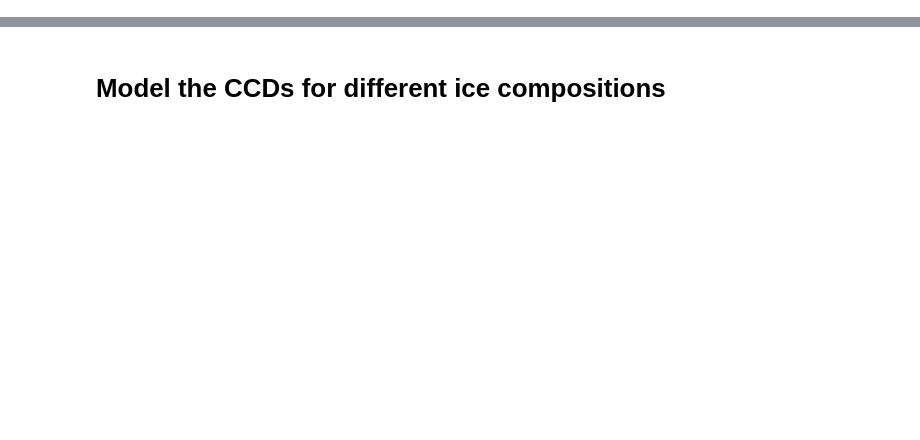
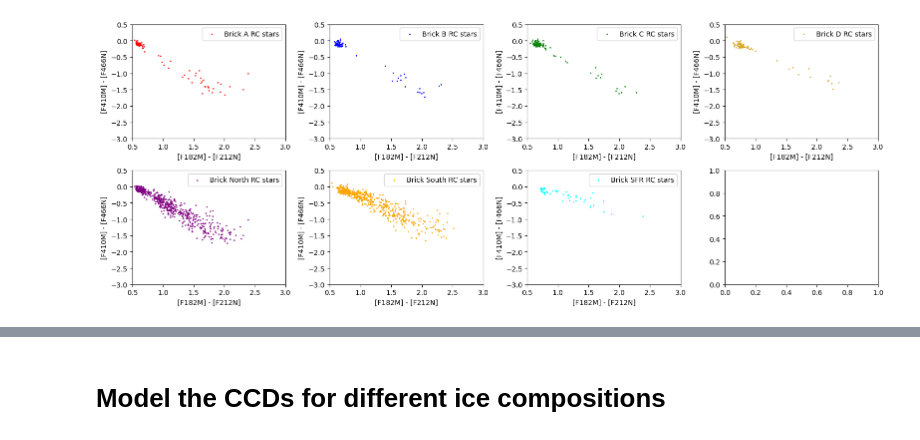
Before and after one commit to SpacialTree/dustridge-cd, a Jupyter notebook: notebooks/icemodel_analysis.ipynb, the cells around one changed output, grey strips where cells are left out. Drawn from its saved outputs; the diff is of its cells as text; code cells hidden in the pictures; blank space fills up the shorter version.

```diff
--- a/notebooks/icemodel_analysis.ipynb
+++ b/notebooks/icemodel_analysis.ipynb
@@ -47,0 +69,4 @@ def get_rc_sel_mask(cat):
+# %%
+cat_rc = JWSTCatalog(cat_use.catalog[get_rc_sel_mask(cat_use)])
+cat_use_rc = cat_rc
+cat_brick_rc = JWSTCatalog(cat_brick.catalog[get_rc_sel_mask(cat_brick)])
@@ -47,0 +78,5 @@ def get_rc_sel_mask(cat):
+# %%
+fn_brick = '/orange/adamginsburg/jwst/brick/F405N/pipeline/jw02221-o001_t001_nircam_clear-f405n-merged_i2d.fits'
+hdu_brick = fits.open(fn_brick)
+ww_brick = WCS(hdu_brick['SCI'].header)
+nanfield_brick = np.nan * hdu_brick['SCI'].data
@@ -47,0 +124,37 @@ def get_rc_sel_mask(cat):
+# %%
+cat_brick_A_rc = JWSTCatalog(cat_brick_rc.table_region_mask(reg_brick_A, ww_brick))
+cat_brick_B_rc = JWSTCatalog(cat_brick_rc.table_region_mask(reg_brick_B, ww_brick))
+cat_brick_C_rc = JWSTCatalog(cat_brick_rc.table_region_mask(reg_brick_C, ww_brick))
+cat_brick_D_rc = JWSTCatalog(cat_brick_rc.table_region_mask(reg_brick_D, ww_brick))
+
+cat_brick_north_rc = JWSTCatalog(cat_brick_rc.table_region_mask(reg_brick_north, ww_brick)) #
+cat_brick_south_rc = JWSTCatalog(cat_brick_rc.table_region_mask(reg_brick_south, ww_brick))
+cat_brick_head_rc = JWSTCatalog(cat_brick_rc.table_region_mask(reg_brick_head, ww_brick))
+cat_brick_sfluff_rc = JWSTCatalog(cat_brick_rc.table_region_mask(reg_brick_sfluff, ww_brick))
+cat_brick_nfluff_rc = JWSTCatalog(cat_brick_rc.table_region_mask(reg_brick_nfluff, ww_brick))
+cat_brick_sfr_rc = JWSTCatalog(cat_brick_rc.table_region_mask(reg_brick_sfr, ww_brick))
+cat_brick_punch_rc = JWSTCatalog(cat_brick_rc.table_region_mask(reg_brick_punch, ww_brick))
+cat_brick_sfore_rc = JWSTCatalog(cat_brick_rc.table_region_mask(reg_brick_sfore, ww_brick))
+cat_brick_nclear_rc = JWSTCatalog(cat_brick_rc.table_region_mask(reg_brick_nclear, ww_brick))
+cat_brick_topc_rc = JWSTCatalog(cat_brick_rc.table_region_mask(reg_brick_topc, ww_brick))
+cat_brick_sfrwide_rc = JWSTCatalog(cat_brick_rc.table_region_mask(reg_brick_sfrwide, ww_brick))
+# %%
+fig, axes = plt.subplots(2, 4, figsize=(16, 6))
+
+cat_alpha_rc = [cat_brick_A_rc, cat_brick_B_rc, cat_brick_C_rc, cat_brick_D_rc, cat_brick_north_rc, cat_brick_south_rc, cat_brick_sfr_rc]
+colors = ['red', 'blue', 'green', 'goldenrod', 'purple', 'orange', 'cyan']
+labels = ['A', 'B', 'C', 'D', 'North', 'South', 'SFR']
+
+for i in range(len(cat_alpha_rc)):
+    ax = axes.flatten()[i]
+    cat = cat_alpha_rc[i]
+    cat.plot_CCD('f182m', 'f212n', 'f410m', 'f466n', ax=ax, color=colors[i], label=f'Brick {labels[i]} RC stars', s=1)
+    ax.legend()
+    ax.set_xlim(0.5, 3)
+    ax.set_ylim(-3, 0.5)
+
+
+
+plt.tight_layout()
+# %% [output]
+[figure, added]
```
Also changed, not shown: parts of 41 cells of this notebook.
